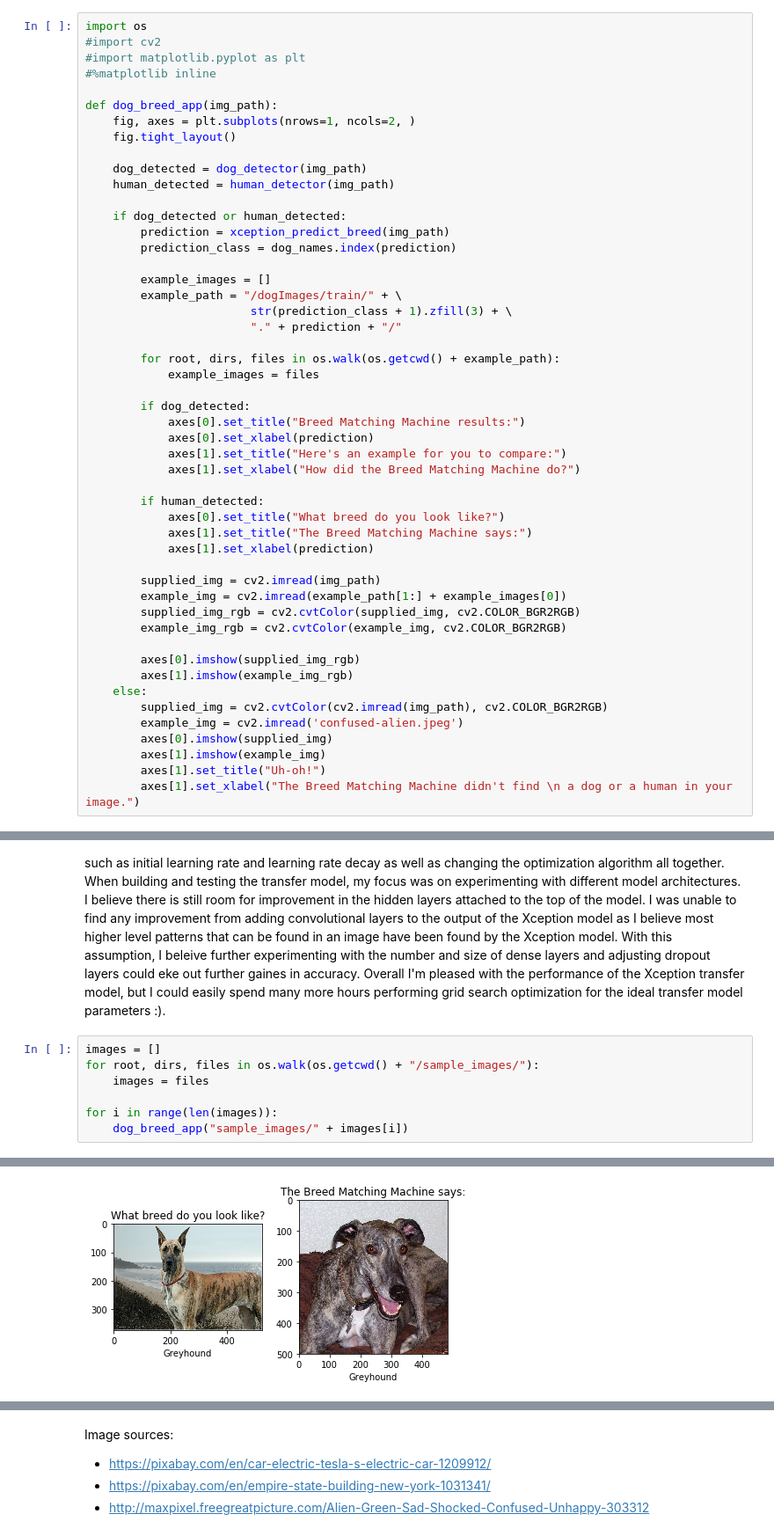
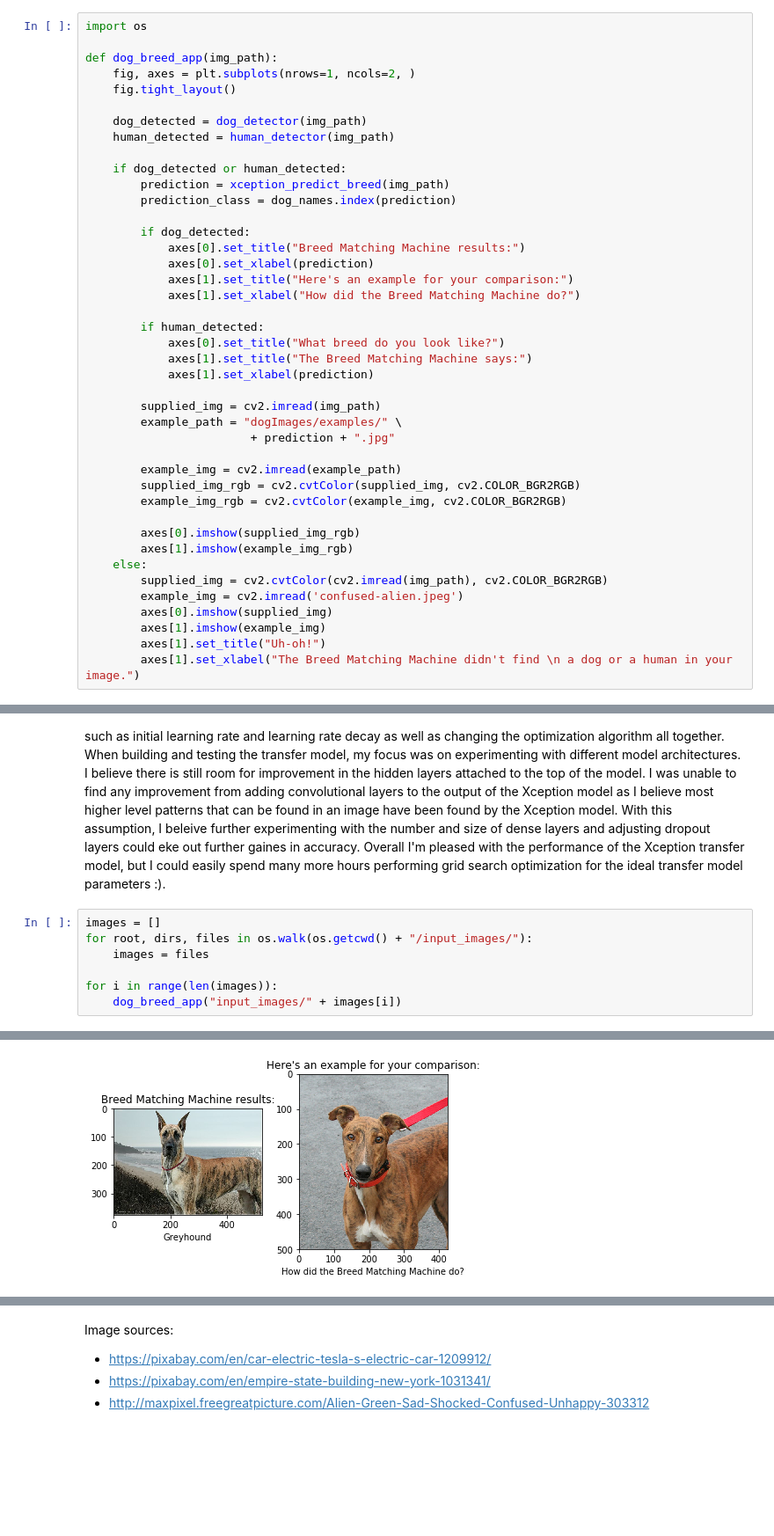
Before and after one commit to ddonco/dog-project, a Jupyter notebook: dog_app.ipynb, the cells around one changed output, grey strips where cells are left out. Shown at 88% size. Saved outputs shown, nothing was run; the diff lists cells and outputs as text; blank space fills up the shorter version.

Commit message:
Revised dog_app.ipynb to simplify selection of example dog image.

```diff
--- a/dog_app.ipynb
+++ b/dog_app.ipynb
@@ -830,9 +829,6 @@ Some sample output for our algorithm is provided below, but feel free to design
 ### (IMPLEMENTATION) Write your Algorithm
 # %%
 import os
-#import cv2
-#import matplotlib.pyplot as plt
-#%matplotlib inline
 
 def dog_breed_app(img_path):
     fig, axes = plt.subplots(nrows=1, ncols=2, )
@@ -845,18 +841,10 @@ def dog_breed_app(img_path):
         prediction = xception_predict_breed(img_path)
         prediction_class = dog_names.index(prediction)
 
-        example_images = []
-        example_path = "/dogImages/train/" + \
-                        str(prediction_class + 1).zfill(3) + \
-                        "." + prediction + "/"
-
-        for root, dirs, files in os.walk(os.getcwd() + example_path):
-            example_images = files
-
         if dog_detected:
             axes[0].set_title("Breed Matching Machine results:")
             axes[0].set_xlabel(prediction)
-            axes[1].set_title("Here's an example for you to compare:")
+            axes[1].set_title("Here's an example for your comparison:")
             axes[1].set_xlabel("How did the Breed Matching Machine do?")
 
         if human_detected:
@@ -865,7 +853,10 @@ def dog_breed_app(img_path):
             axes[1].set_xlabel(prediction)
 
         supplied_img = cv2.imread(img_path)
-        example_img = cv2.imread(example_path[1:] + example_images[0])
+        example_path = "dogImages/examples/" \
+                        + prediction + ".jpg"
+
+        example_img = cv2.imread(example_path)
         supplied_img_rgb = cv2.cvtColor(supplied_img, cv2.COLOR_BGR2RGB)
         example_img_rgb = cv2.cvtColor(example_img, cv2.COLOR_BGR2RGB)
 
@@ -898,9 +889,9 @@ I found that the Xception transfer model, being used for classifying 133 dog bre
 I believe the most significant improvement for the Xception transfer model would be more training. Primarily in terms of more training and validation images, but also potentially in more training epochs. During training of the transfer model, validation loss apears to stop decreasing after about 5 or 6 epochs but training over many more epochs could result in furter accuracy improvements. Another source of improvement may be fine-tuning the optimization of the model during training. This would involve experimenting with various optimization parameters such as initial learning rate and learning rate decay as well as changing the optimization algorithm all together. When building and testing the transfer model, my focus was on experimenting with different model architectures. I believe there is still room for improvement in the hidden layers attached to the top of the model. I was unable to find any improvement from adding convolutional layers to the output of the Xception model as I believe most higher level patterns that can be found in an image have been found by the Xception model. With this assumption, I beleive further experimenting with the number and size of dense layers and adjusting dropout layers could eke out further gaines in accuracy. Overall I'm pleased with the performance of the Xception transfer model, but I could easily spend many more hours performing grid search optimization for the ideal transfer model parameters :).
 # %%
 images = []
-for root, dirs, files in os.walk(os.getcwd() + "/sample_images/"):
+for root, dirs, files in os.walk(os.getcwd() + "/input_images/"):
     images = files
 
 for i in range(len(images)):
-    dog_breed_app("sample_images/" + images[i])
+    dog_breed_app("input_images/" + images[i])
 # %% [output]
@@ -908 +899 @@ for i in range(len(images)):
-[figure, old version]
+[figure, new version]
```
Also changed, not shown: parts of 4 cells of this notebook, 3 other files.
